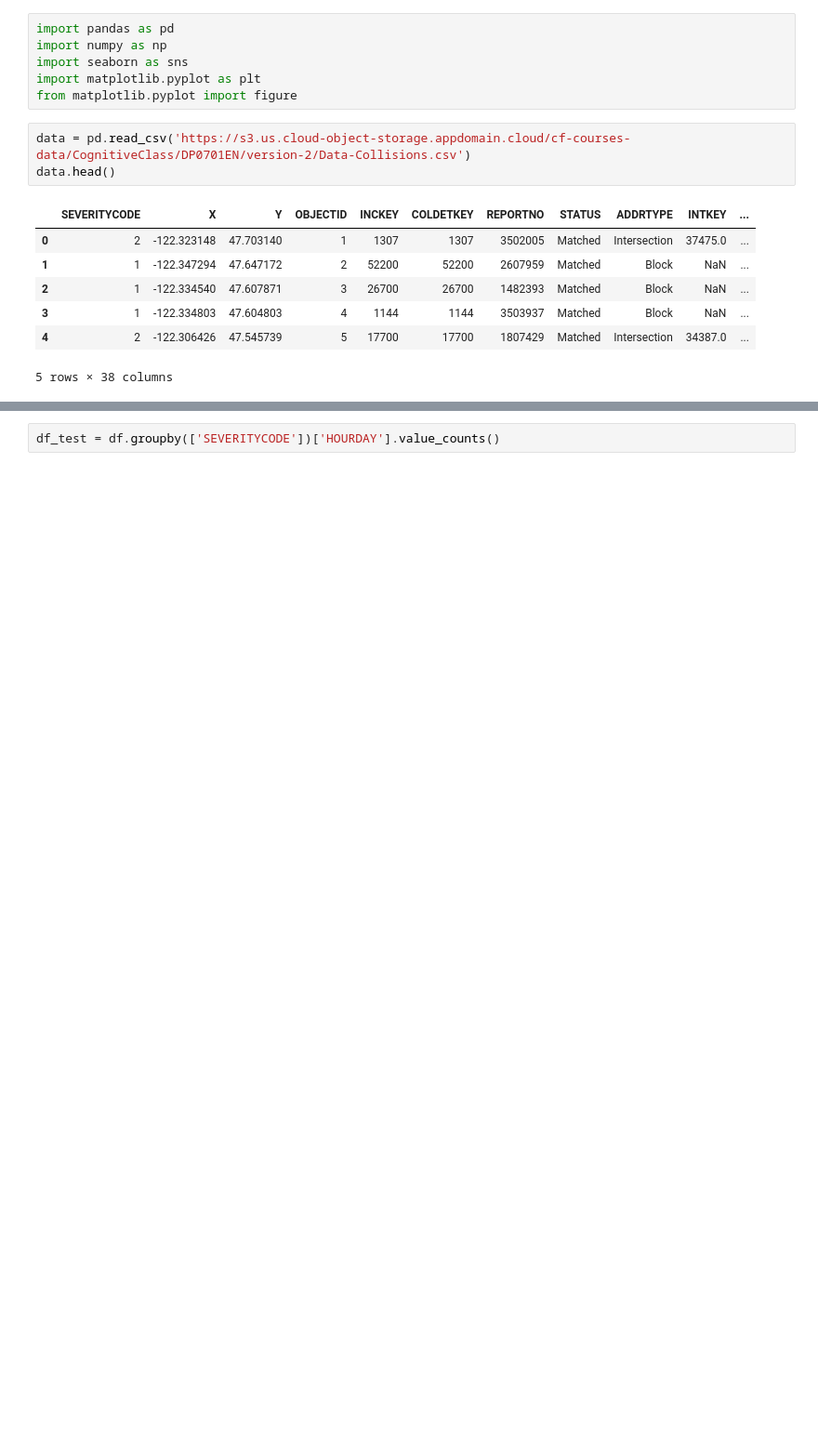
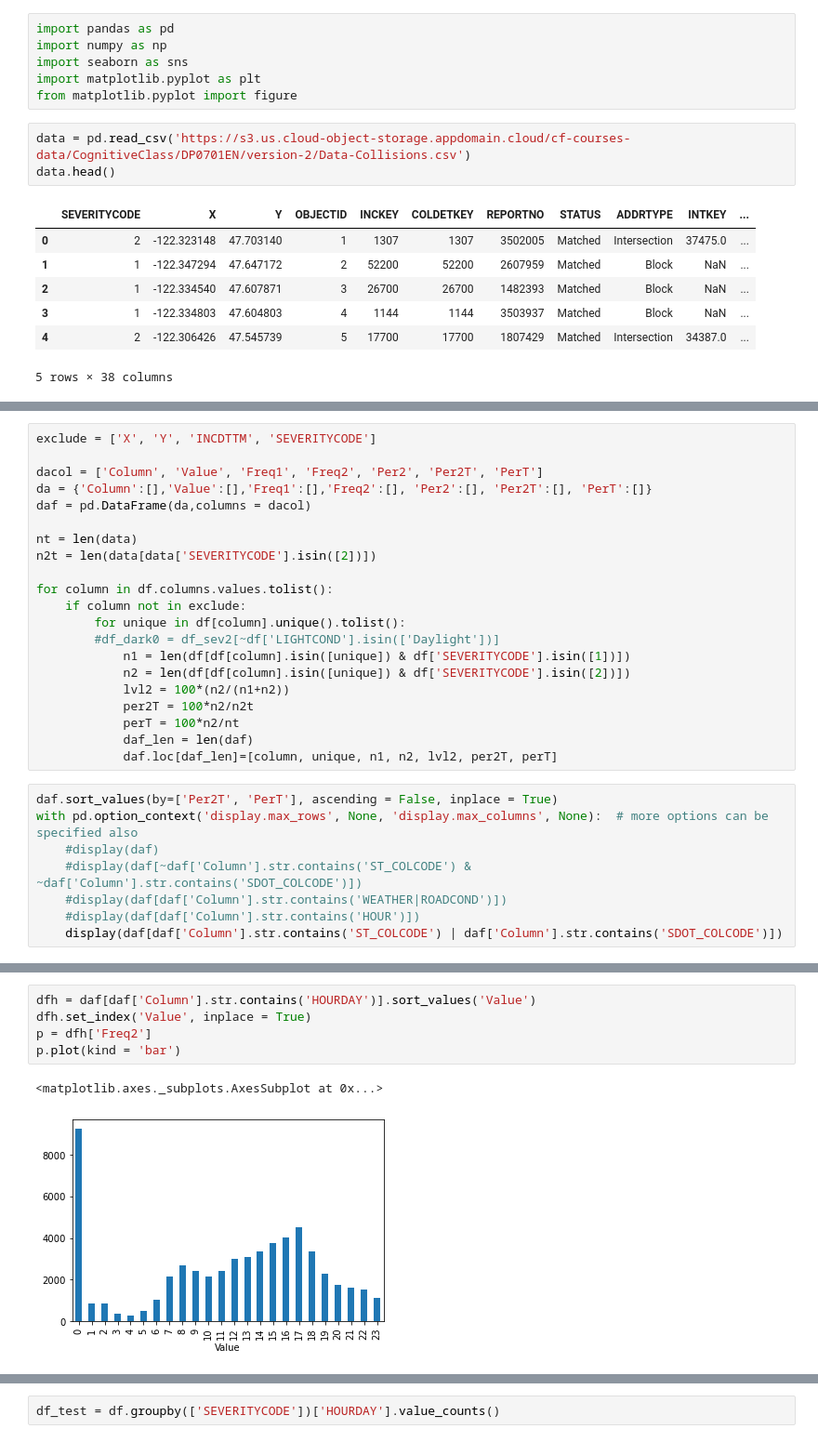
Before and after one commit to jearizaa/DataScience_AI_ML, a Jupyter notebook: Data Science Capstone.ipynb, the cells around one changed output, grey strips where cells are left out. Shown at 93% size. Cells and saved outputs as stored; diff of their text form; blank space fills up the shorter version.

Commit message:
Data Analysis
Data Analysis

```diff
--- a/Data Science Capstone.ipynb
+++ b/Data Science Capstone.ipynb
@@ -143,0 +172,29 @@ MONTH
+# %%
+exclude = ['X', 'Y', 'INCDTTM', 'SEVERITYCODE']
+
+dacol = ['Column', 'Value', 'Freq1', 'Freq2', 'Per2', 'Per2T', 'PerT']
+da = {'Column':[],'Value':[],'Freq1':[],'Freq2':[], 'Per2':[], 'Per2T':[], 'PerT':[]}
+daf = pd.DataFrame(da,columns = dacol)
+
+nt = len(data)
+n2t = len(data[data['SEVERITYCODE'].isin([2])])
+
+for column in df.columns.values.tolist():
+    if column not in exclude:
+        for unique in df[column].unique().tolist():
+        #df_dark0 = df_sev2[~df['LIGHTCOND'].isin(['Daylight'])]
+            n1 = len(df[df[column].isin([unique]) & df['SEVERITYCODE'].isin([1])])
+            n2 = len(df[df[column].isin([unique]) & df['SEVERITYCODE'].isin([2])])
+            lvl2 = 100*(n2/(n1+n2))
+            per2T = 100*n2/n2t
+            perT = 100*n2/nt
+            daf_len = len(daf)
+            daf.loc[daf_len]=[column, unique, n1, n2, lvl2, per2T, perT]
+# %%
+daf.sort_values(by=['Per2T', 'PerT'], ascending = False, inplace = True)
+with pd.option_context('display.max_rows', None, 'display.max_columns', None):  # more options can be specified also
+    #display(daf)
+    #display(daf[~daf['Column'].str.contains('ST_COLCODE') & ~daf['Column'].str.contains('SDOT_COLCODE')])
+    #display(daf[daf['Column'].str.contains('WEATHER|ROADCOND')])
+    #display(daf[daf['Column'].str.contains('HOUR')])
+    display(daf[daf['Column'].str.contains('ST_COLCODE') | daf['Column'].str.contains('SDOT_COLCODE')])
@@ -143,0 +219,8 @@ MONTH
+# %%
+dfh = daf[daf['Column'].str.contains('HOURDAY')].sort_values('Value')
+dfh.set_index('Value', inplace = True)
+p = dfh['Freq2']
+p.plot(kind = 'bar')
+# %% [output]
+<matplotlib.axes._subplots.AxesSubplot at 0x...>
+[figure, added]
```
Also changed, not shown: parts of 23 cells of this notebook, 1 other file.
